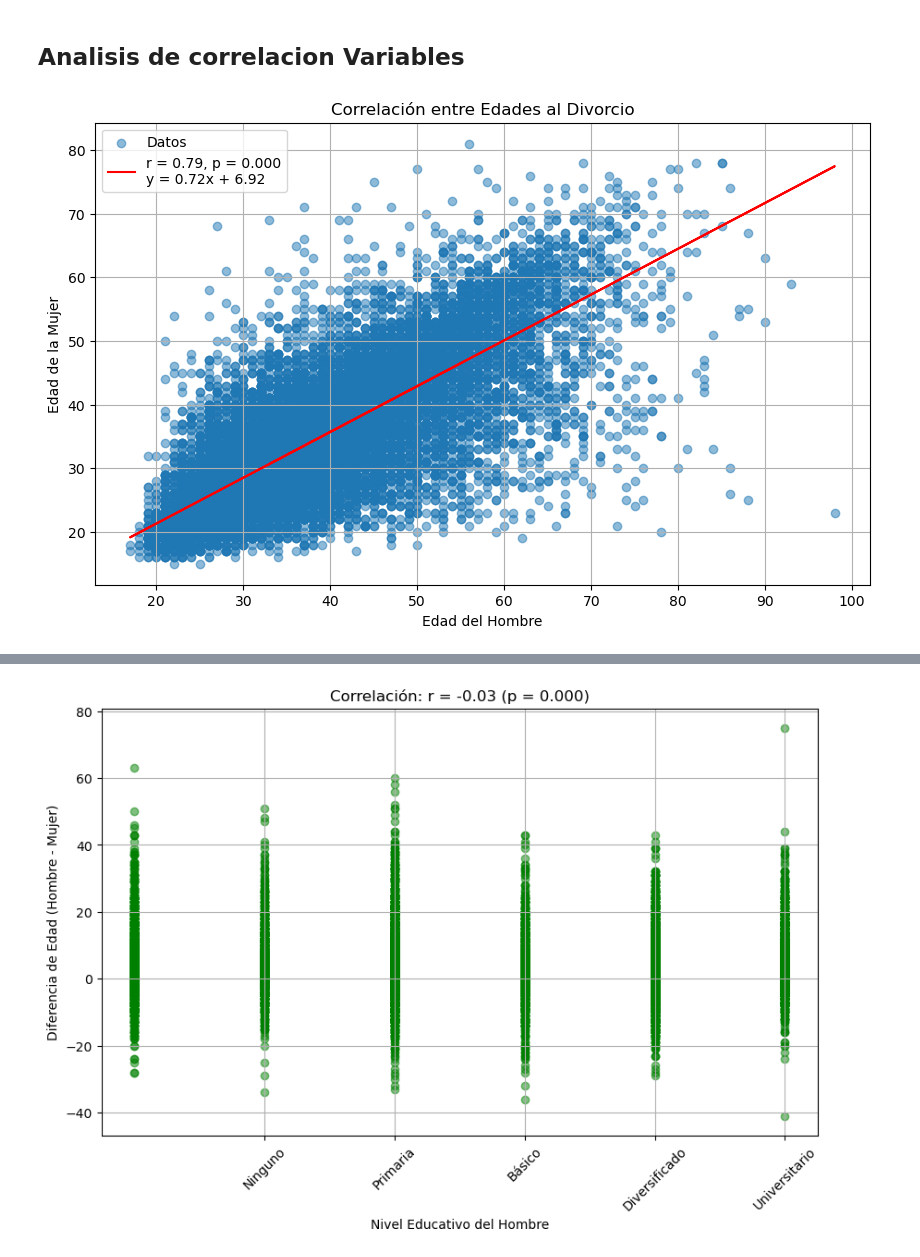
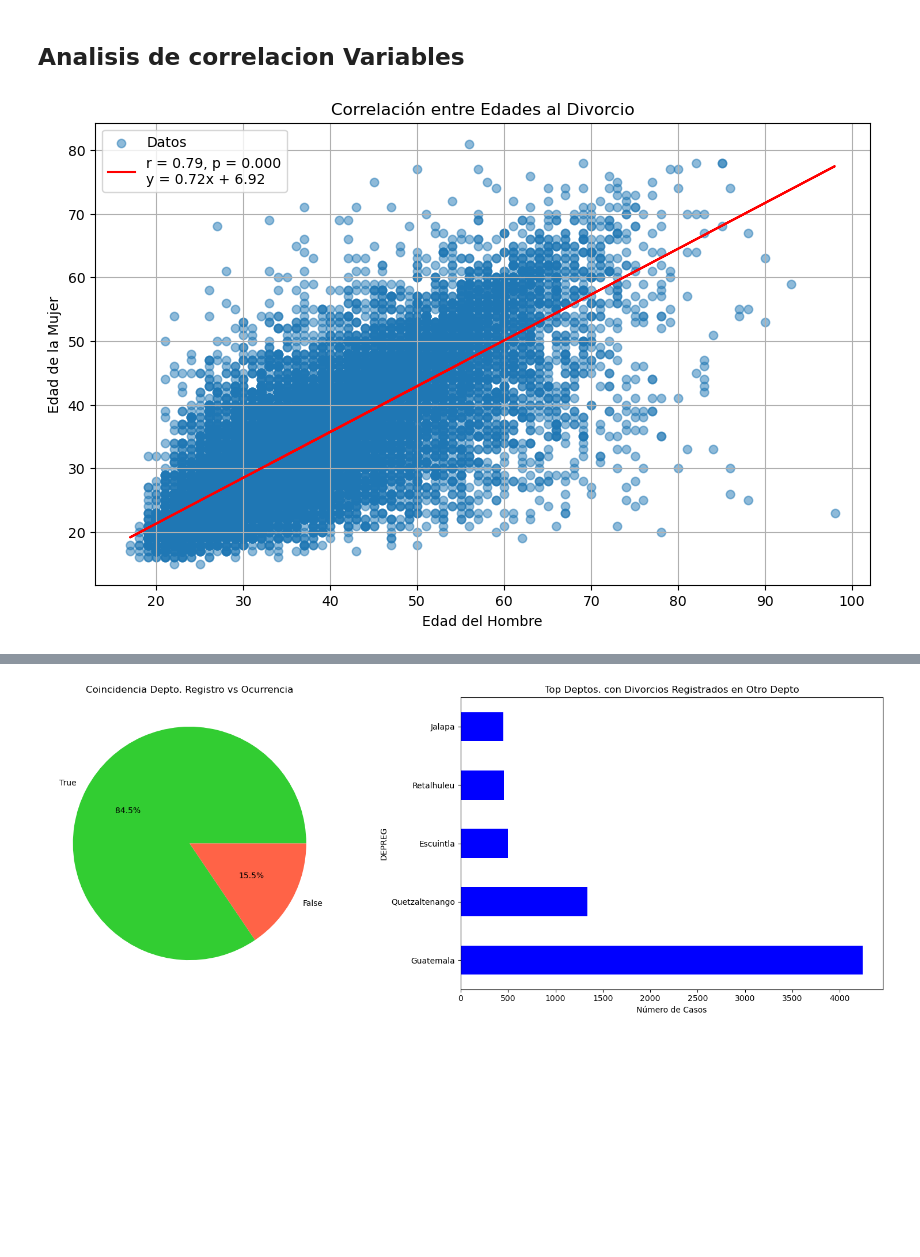
Before and after one commit to WiCald/Proyecto3Mineria, a Jupyter notebook: Proyecto3.ipynb, the cells around one changed output, grey strips where cells are left out. Drawn from its saved outputs; the diff is of its cells as text; code cells hidden in the pictures; blank space fills up the shorter version.

```diff
--- a/Proyecto3.ipynb
+++ b/Proyecto3.ipynb
@@ -605,6 +605,69 @@ def correlaciones(df):
         print(f"Correlación Pearson: r = {r_value:.2f} (p = {p_value:.4f})")
         print(f"Pares válidos: {len(x)}")
 
+    #GEOGRAFIA (REGISTRO Y OCURRENCIA)
+    if all(col in df_clean.columns for col in ['DEPREG', 'DEPOCU']):
+        plt.figure(figsize=(16, 6))
+
+        #Coincidencia geog.
+        coincidencia = (df_clean['DEPREG'] == df_clean['DEPOCU']).value_counts(normalize=True)
+
+        plt.subplot(1, 2, 1)
+        coincidencia.plot(kind='pie', autopct='%1.1f%%', colors=['limegreen', 'tomato'])
+        plt.title('Coincidencia Depto. Registro vs Ocurrencia')
+        plt.ylabel('')
+
+        #Top dep discrepancias
+        discrepantes = df_clean[df_clean['DEPREG'] != df_clean['DEPOCU']]
+        top_discrepantes = discrepantes['DEPREG'].value_counts().nlargest(5)
+
+        plt.subplot(1, 2, 2)
+        top_discrepantes.plot(kind='barh', color='blue')
+        plt.title('Top Deptos. con Divorcios Registrados en Otro Depto')
+        plt.xlabel('Número de Casos')
+        plt.tight_layout()
+        plt.show()
+
+        print("\n=== ANÁLISIS GEOGRÁFICO ===")
+        print(f"Porcentaje de coincidencia en departamento: {coincidencia[True]:.2%}")
+        print("\nDepartamentos con más divorcios registrados en otro departamento:")
+        print(top_discrepantes)
+
+    #NACIONALIDAD Y CULTURA
+    if all(col in df_clean.columns for col in ['NACHOM', 'NACMUJ']):
+        misma_nacionalidad = (df_clean['NACHOM'] == df_clean['NACMUJ']).mean()
+        print(f"\n=== HOMOGAMIA NACIONAL ===")
+        print(f"Porcentaje de parejas con misma nacionalidad: {misma_nacionalidad:.2%}")
+
+        # Correlación entre diferencia de edad y misma nacionalidad
+        if 'DIF_EDAD' in df_clean.columns:
+            misma_nacionalidad = (df_clean['NACHOM'] == df_clean['NACMUJ']).mean()
+
+            plt.figure(figsize=(8, 6))
+            pd.Series({'Misma nacionalidad': misma_nacionalidad,
+                      'Diferente nacionalidad': 1-misma_nacionalidad}).plot(kind='bar', color=['red', 'green'])
+            plt.title('Proporción de Parejas con Misma Nacionalidad')
+            plt.ylabel('Proporción')
+            plt.xticks(rotation=0)
+            plt.grid(True, axis='y')
+            plt.show()
+
+            print("\n=== ANÁLISIS DE NACIONALIDAD ===")
+            print(f"Porcentaje de parejas con misma nacionalidad: {misma_nacionalidad:.2%}")
+
+            # Correlación con diferencia de edad
+            if 'DIF_EDAD' in df_clean.columns:
+                grupos = [
+                    df_clean[df_clean['NACHOM'] == df_clean['NACMUJ']]['DIF_EDAD'].dropna(),
+                    df_clean[df_clean['NACHOM'] != df_clean['NACMUJ']]['DIF_EDAD'].dropna()
+                ]
+                if all(len(g) > 1 for g in grupos):
+                    t_val, p_val = stats.ttest_ind(*grupos, equal_var=False)
+                    print(f"\nDiferencia de edad promedio:")
+                    print(f"- Misma nacionalidad: {grupos[0].mean():.2f} años")
+                    print(f"- Diferente nacionalidad: {grupos[1].mean():.2f} años")
+                    print(f"Test t: t = {t_val:.2f}, p = {p_val:.4f}")
+
     #EDUCACION Y DIF EDAD
     if 'ESCHOM' in df_clean.columns:
         valores_educ = df_clean['ESCHOM'].dropna().unique()
@@ -646,6 +709,30 @@ def correlaciones(df):
                     print("Interpretación: Valores positivos indican mayor diferencia de edad con mayor educación")
             except Exception as e:
                 print(f"\nError al procesar educación: {str(e)}")
+
+    #OCUPACIONES Y EDUCACION
+    if all(col in df_clean.columns for col in ['CIUOHOM', 'CIUOMUJ']):
+        misma_ocupacion = (df_clean['CIUOHOM'] == df_clean['CIUOMUJ']).mean()
+        print(f"\n=== HOMOGAMIA OCUPACIONAL ===")
+        print(f"Porcentaje de parejas con misma ocupación: {misma_ocupacion:.2%}")
+
+        # Relación entre ocupación y educación
+        if 'ESCHOM' in df_clean.columns:
+            # Top 5 ocupaciones
+            top_ocupaciones = df_clean['CIUOHOM'].value_counts().nlargest(5).index
+            df_top_ocup = df_clean[df_clean['CIUOHOM'].isin(top_ocupaciones)]
+
+            if len(top_ocupaciones) > 1 and 'ESCOLARIDAD_NUM' in df_top_ocup.columns:
+                plt.figure(figsize=(12, 6))
+                df_top_ocup.boxplot(column='ESCOLARIDAD_NUM', by='CIUOHOM', grid=True)
+                plt.title('Nivel Educativo por Ocupación del Hombre')
+                plt.suptitle('')
+                plt.xlabel('Ocupación')
+                plt.ylabel('Nivel Educativo (codificado)')
+                plt.xticks(rotation=45)
+                plt.grid(True)
+                plt.show()
+
 
     #MES OCURRENCIA Y REGISTRO
     if all(col in df_clean.columns for col in ['MESOCU', 'MESREG']):
@@ -698,6 +785,7 @@ def correlaciones(df):
 
     #DEPARTAMENTO Y EDAD
     if 'DEPREG' in df_clean.columns:
+        #5 departamentos con mas registros
         top_deptos = df_clean['DEPREG'].value_counts().nlargest(5).index
         df_top = df_clean[df_clean['DEPREG'].isin(top_deptos)]
 
@@ -745 +830 @@ Valores únicos en ESCHOM: ['Postgrado' 'Diversificado' 'Ninguno' 'Ignorado' 'Un
-[figure, old version]
+[figure, new version]
```
Also changed, not shown: parts of 1 cell of this notebook.
